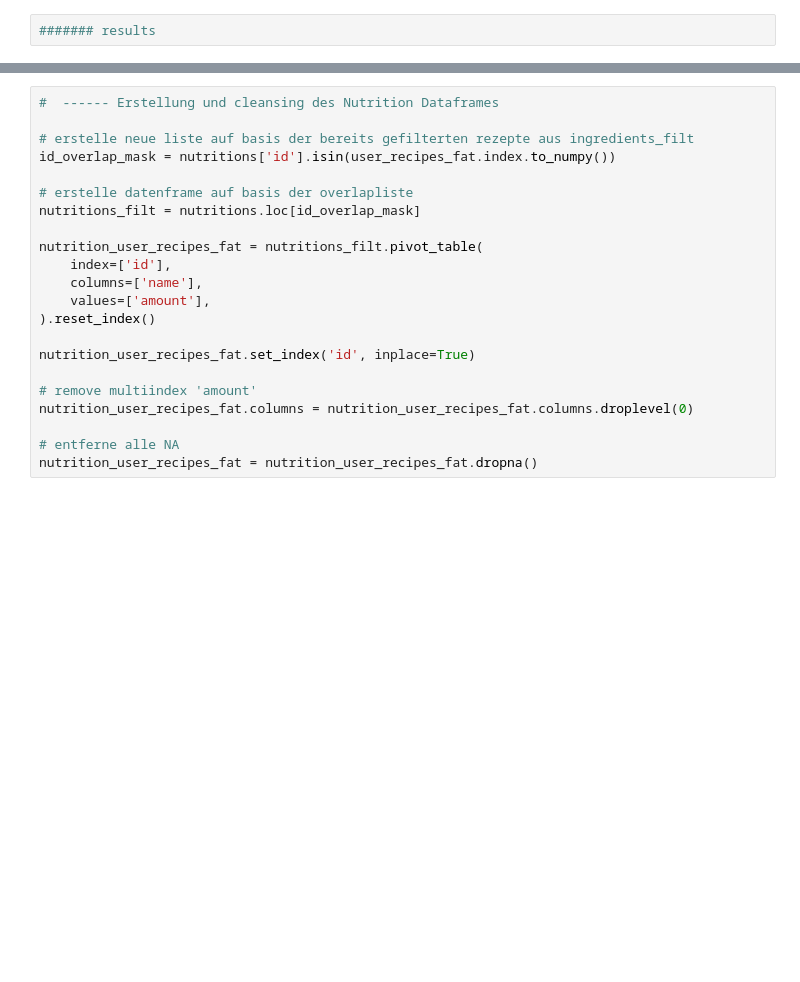
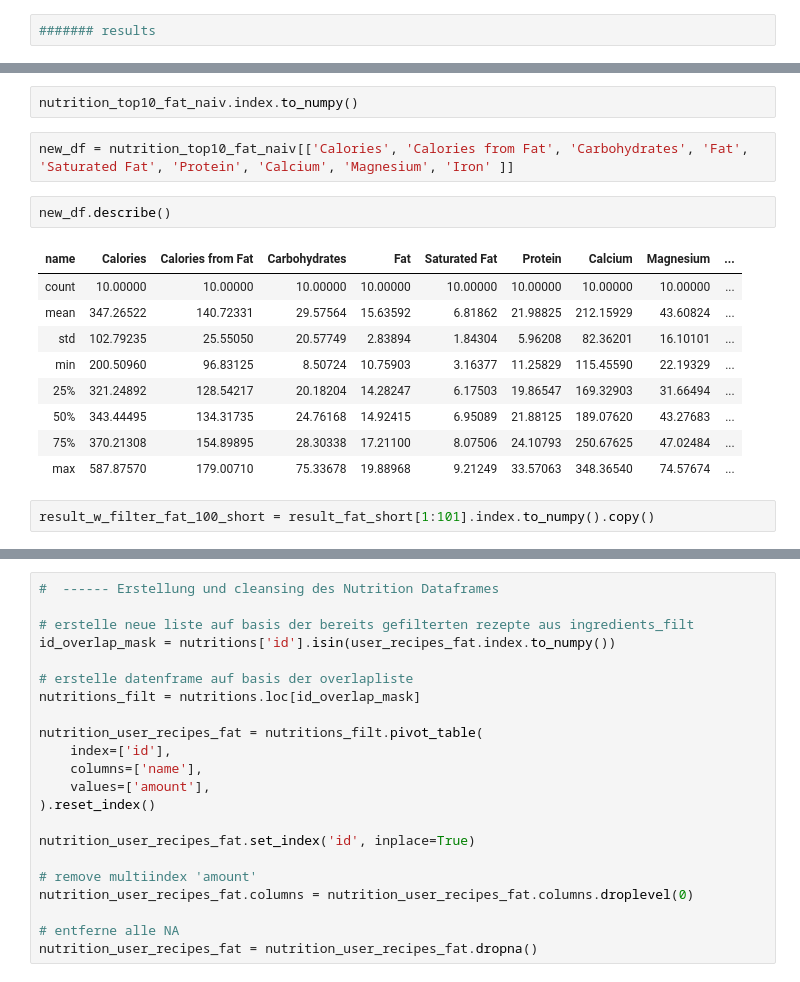
Before and after one commit to DanielVolz/jupyter_notebooks, a Jupyter notebook: important/all cases/random_case.ipynb, the cells around one changed output, grey strips where cells are left out. Cells and saved outputs as stored; diff of their text form; blank space fills up the shorter version.

```diff
--- a/important/all cases/random_case.ipynb
+++ b/important/all cases/random_case.ipynb
@@ -880,0 +598,18 @@ nutrition_top10_fat = nutrition_top10_fat.dropna()
+# %%
+nutrition_top10_fat_naiv.index.to_numpy()
+# %%
+new_df = nutrition_top10_fat_naiv[['Calories', 'Calories from Fat', 'Carbohydrates', 'Fat', 'Saturated Fat', 'Protein', 'Calcium', 'Magnesium', 'Iron' ]]
+# %%
+new_df.describe()
+# %% [output]
+| name | Calories | Calories from Fat | Carbohydrates | Fat | Saturated Fat | Protein | Calcium | Magnesium | ... |
+| count | 10.00000 | 10.00000 | 10.00000 | 10.00000 | 10.00000 | 10.00000 | 10.00000 | 10.00000 | ... |
+| mean | 347.26522 | 140.72331 | 29.57564 | 15.63592 | 6.81862 | 21.98825 | 212.15929 | 43.60824 | ... |
+| std | 102.79235 | 25.55050 | 20.57749 | 2.83894 | 1.84304 | 5.96208 | 82.36201 | 16.10101 | ... |
+| min | 200.50960 | 96.83125 | 8.50724 | 10.75903 | 3.16377 | 11.25829 | 115.45590 | 22.19329 | ... |
+| 25% | 321.24892 | 128.54217 | 20.18204 | 14.28247 | 6.17503 | 19.86547 | 169.32903 | 31.66494 | ... |
+| 50% | 343.44495 | 134.31735 | 24.76168 | 14.92415 | 6.95089 | 21.88125 | 189.07620 | 43.27683 | ... |
+| 75% | 370.21308 | 154.89895 | 28.30338 | 17.21100 | 8.07506 | 24.10793 | 250.67625 | 47.02484 | ... |
+| max | 587.87570 | 179.00710 | 75.33678 | 19.88968 | 9.21249 | 33.57063 | 348.36540 | 74.57674 | ... |
+# %%
+result_w_filter_fat_100_short = result_fat_short[1:101].index.to_numpy().copy()
```
Also changed, not shown: parts of 89 cells of this notebook.
